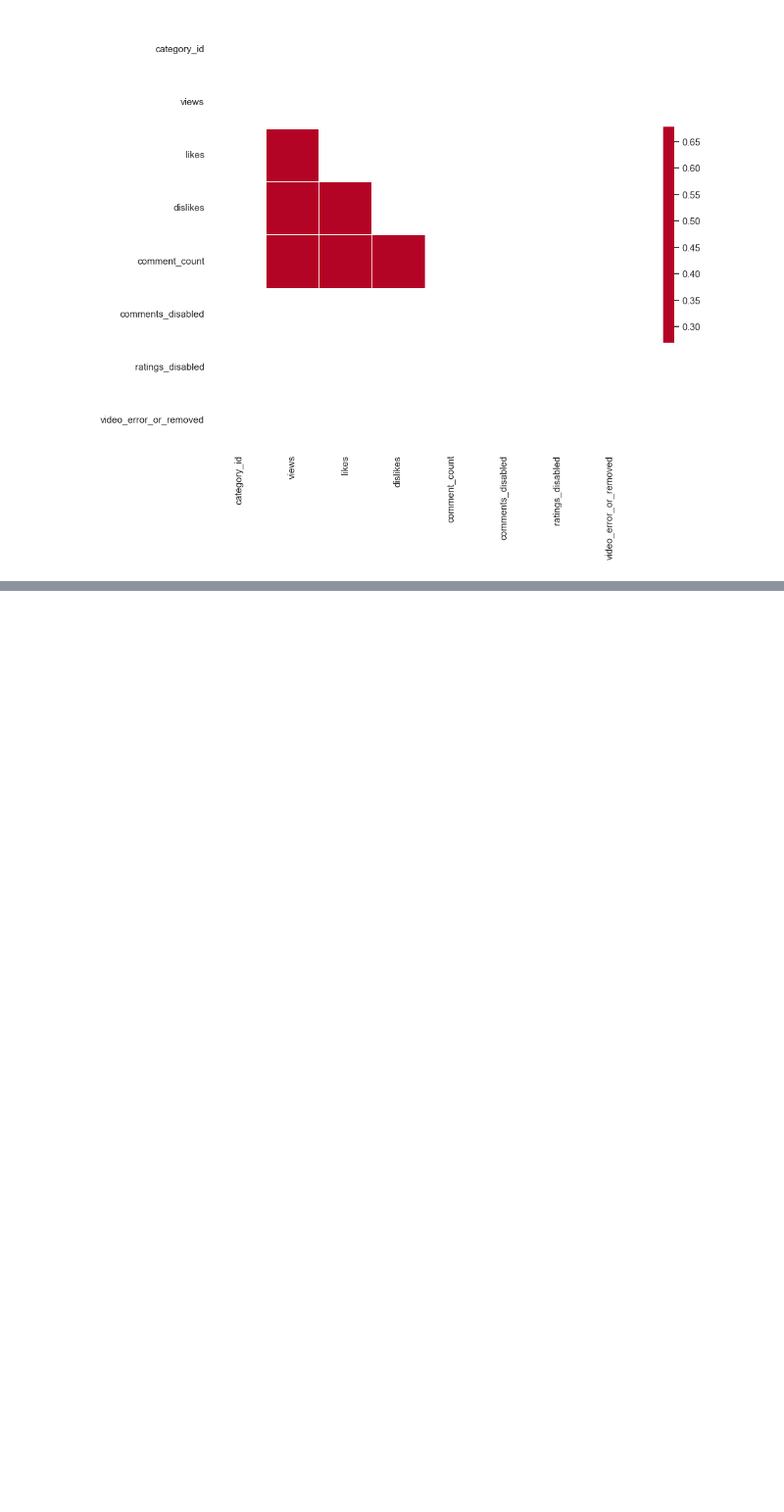
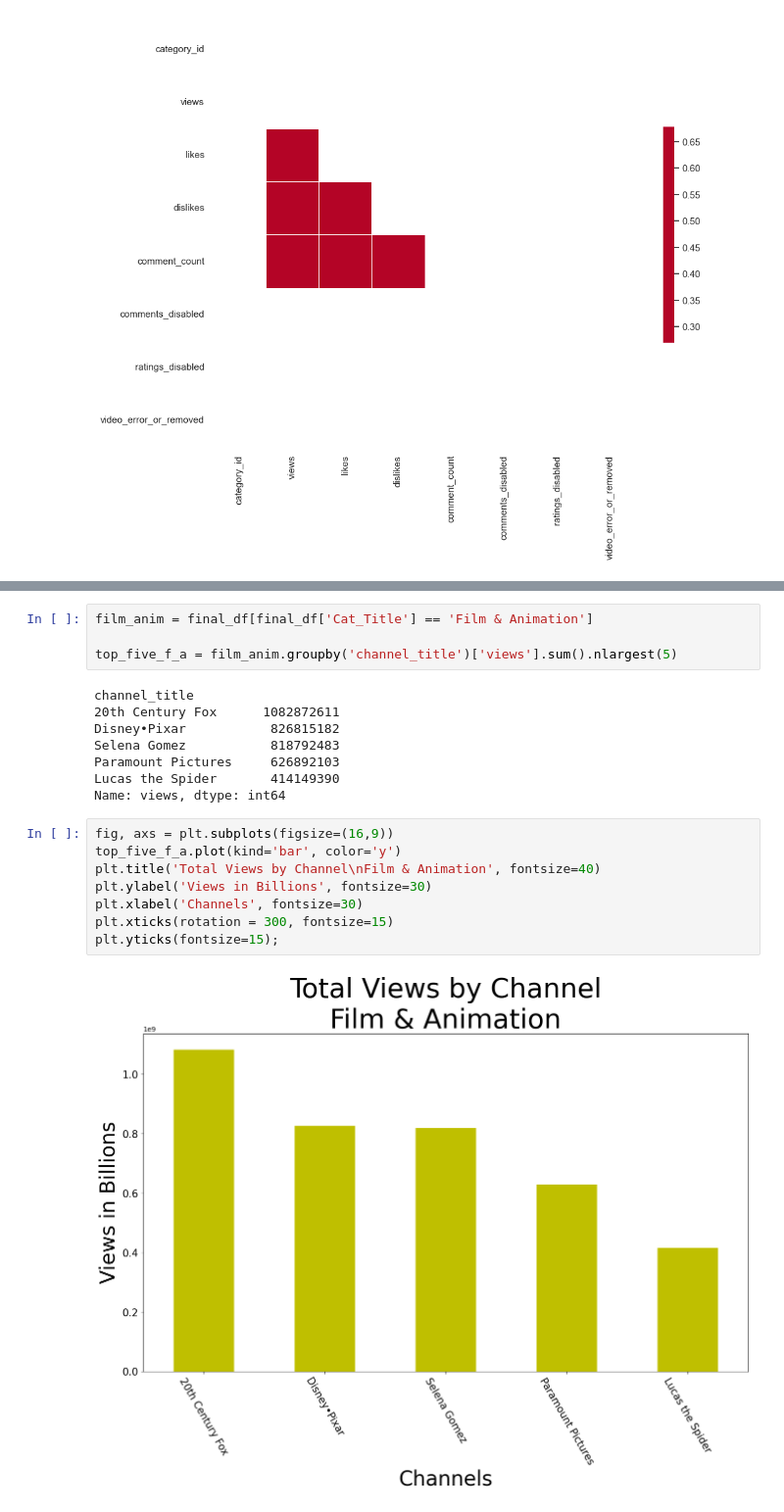
Before and after one commit to mrichburg/dai5_EDA_case_study, a Jupyter notebook: notebooks/work.ipynb, the cells around one changed output, grey strips where cells are left out. Shown at 98% size. Drawn from its saved outputs; the diff is of its cells as text; blank space fills up the shorter version.

```diff
--- a/notebooks/work.ipynb
+++ b/notebooks/work.ipynb
@@ -149,0 +159,22 @@ heatmap = sns.heatmap(corr, mask=mask, cmap='coolwarm', vmax=.3, center=0,
+# %%
+film_anim = final_df[final_df['Cat_Title'] == 'Film & Animation']
+
+top_five_f_a = film_anim.groupby('channel_title')['views'].sum().nlargest(5)
+# %% [output]
+channel_title
+20th Century Fox      1082872611
+Disney•Pixar           826815182
+Selena Gomez           818792483
+Paramount Pictures     626892103
+Lucas the Spider       414149390
+Name: views, dtype: int64
+# %%
+fig, axs = plt.subplots(figsize=(16,9))
+top_five_f_a.plot(kind='bar', color='y')
+plt.title('Total Views by Channel\nFilm & Animation', fontsize=40)
+plt.ylabel('Views in Billions', fontsize=30)
+plt.xlabel('Channels', fontsize=30)
+plt.xticks(rotation = 300, fontsize=15)
+plt.yticks(fontsize=15);
+# %% [output]
+[figure, added]
```
Also changed, not shown: parts of 7 cells of this notebook.
